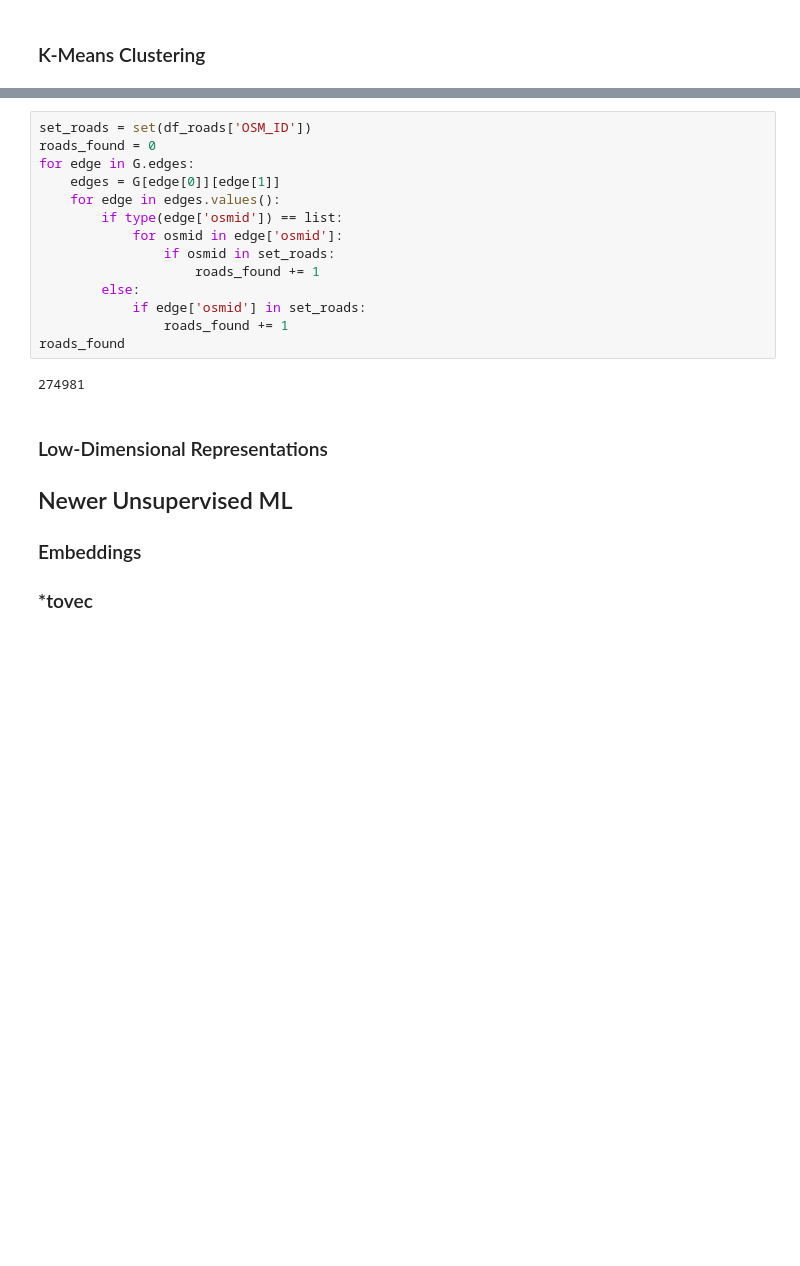
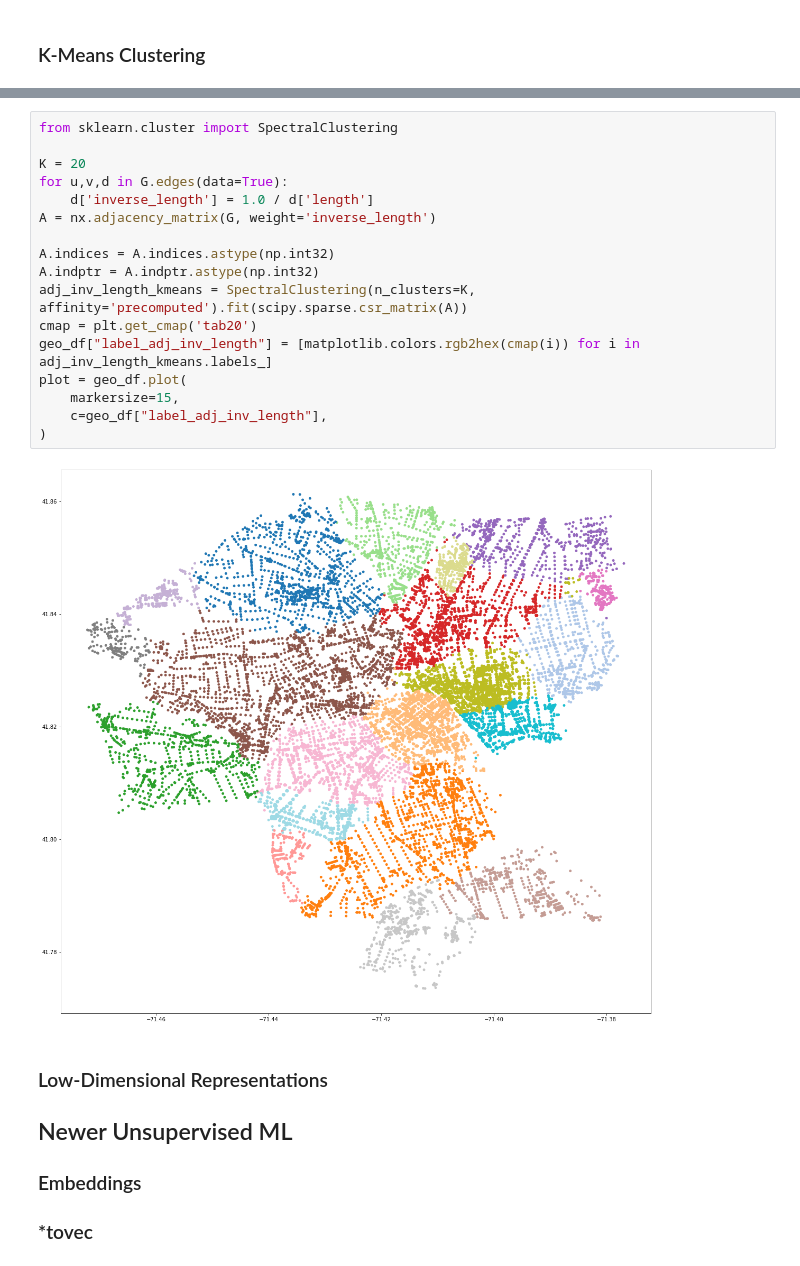
Before and after one commit to asmithh/network-science-data-book, a Jupyter notebook: class_14_machine_learning1.ipynb, the cells around one changed output, grey strips where cells are left out. Drawn from its saved outputs; the diff is of its cells as text; blank space fills up the shorter version.

```diff
--- a/class_14_machine_learning1.ipynb
+++ b/class_14_machine_learning1.ipynb
@@ -109,19 +113,22 @@ Counter({15: 252466,
-# %%
-set_roads = set(df_roads['OSM_ID'])
-roads_found = 0
-for edge in G.edges:
-    edges = G[edge[0]][edge[1]]
-    for edge in edges.values():
-        if type(edge['osmid']) == list:
-            for osmid in edge['osmid']:
-                if osmid in set_roads:
-                    roads_found += 1
-        else:
-            if edge['osmid'] in set_roads:
-                roads_found += 1
-roads_found
-# %% [output]
-274981
+# %%
+from sklearn.cluster import SpectralClustering
+
+K = 20
+for u,v,d in G.edges(data=True):
+    d['inverse_length'] = 1.0 / d['length']
+A = nx.adjacency_matrix(G, weight='inverse_length')
+
+A.indices = A.indices.astype(np.int32)
+A.indptr = A.indptr.astype(np.int32)
+adj_inv_length_kmeans = SpectralClustering(n_clusters=K, affinity='precomputed').fit(scipy.sparse.csr_matrix(A))
+cmap = plt.get_cmap('tab20')
+geo_df["label_adj_inv_length"] = [matplotlib.colors.rgb2hex(cmap(i)) for i in adj_inv_length_kmeans.labels_]
+plot = geo_df.plot(
+    markersize=15,
+    c=geo_df["label_adj_inv_length"],
+)
+# %% [output]
+[figure, added]
 # %% [markdown]
 
 ### Low-Dimensional Representations
```
Also changed, not shown: parts of 4 cells of this notebook.
